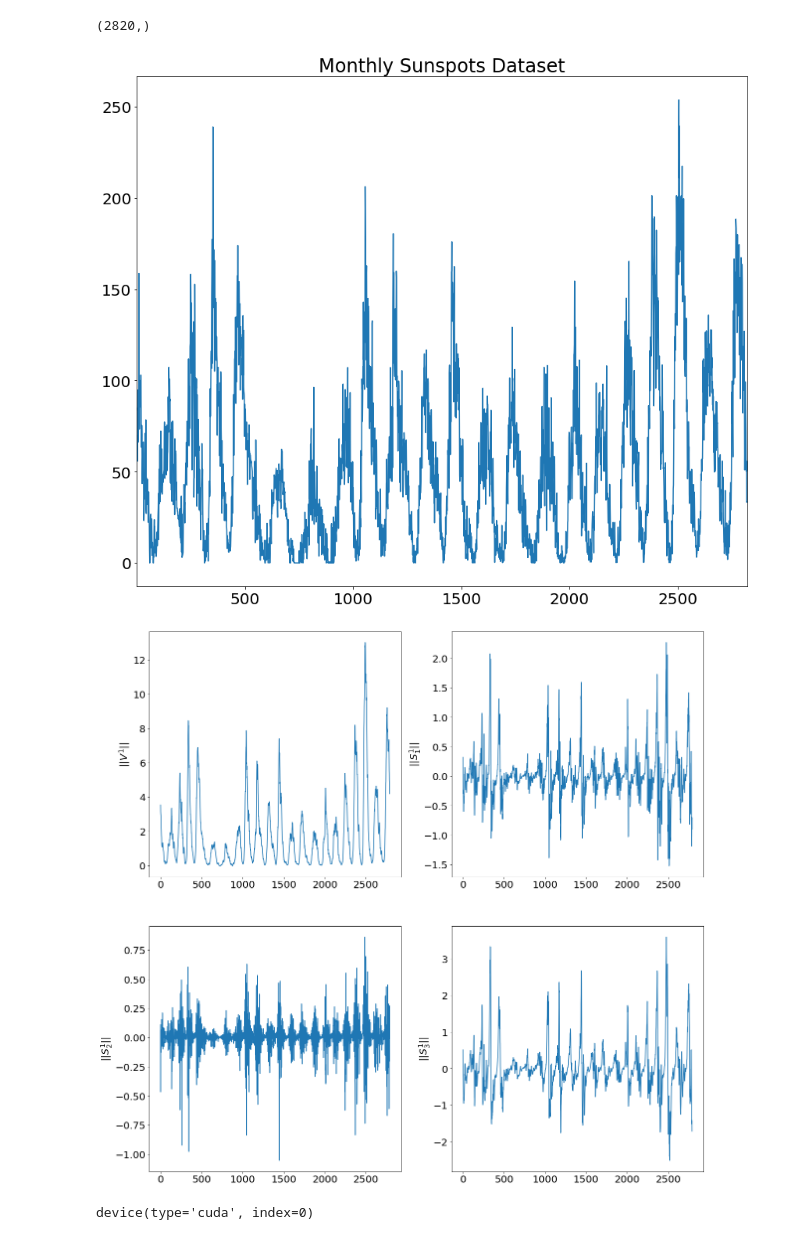
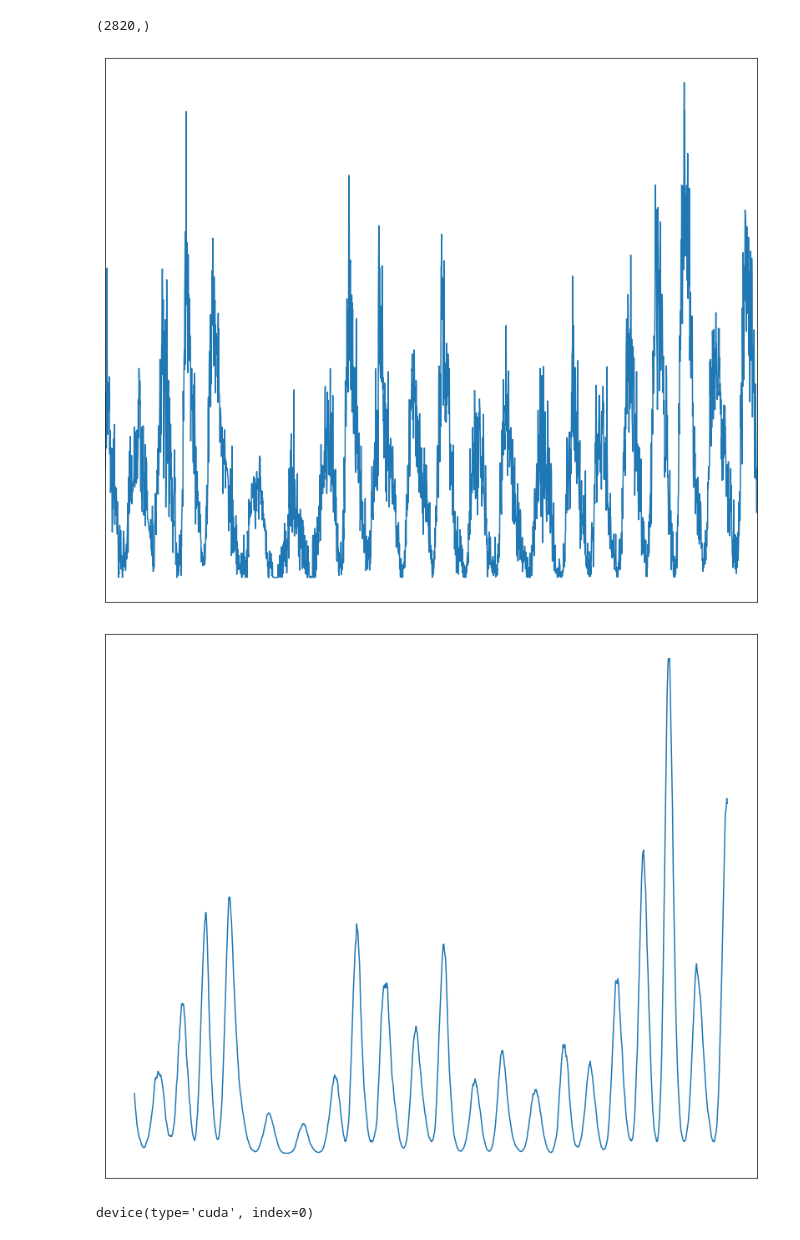
Before and after one commit to Intelligent-Systems-Phystech/GeometricAlgebra, a Jupyter notebook: code/Experiment.ipynb, the cells around one changed output. Cells and saved outputs as stored; diff of their text form; code cells hidden in the pictures.

```diff
--- a/code/Experiment.ipynb
+++ b/code/Experiment.ipynb
@@ -89,6 +90,15 @@ def calculate_hyperfield_V(data, m, prediction_window = 10, u = 10, r = 0.1, A =
             for j in range(u):
                 if i < j:
                     A[i][j] = 1
+
+    elif A == 'circular':
+        A = np.zeros((u, u))
+        for i in range(u):
+            if i < u - 1:
+                A[i][i+1] = 1
+            else:
+                A[i][0] = 1
+
 
     centre_list = []
     for k in range(u):
@@ -264,7 +274,7 @@ def generate_STON_based_dataset_for_two_series(data_1, data_2, m, prediction_win
                                                                                  V_array_2, S_array_2, L_1 = L_1, L_2 = L_2)
     return train_test_data, validation_data, sizes
 # %%
-def visualize_hyperfields(train_test_data_features, sizes, w = 1, extended = False):
+def visualize_hyperfields(train_test_data_features, sizes, w = 1, only_V = True, extended = False, save = False, u = 10):
 
     if w == 1:
         a = 0
@@ -273,7 +283,14 @@ def visualize_hyperfields(train_test_data_features, sizes, w = 1, extended = Fal
         a = np.sum(sizes[:(w-2 + 1)])
         b = np.sum(sizes[:(w-1 + 1)])
 
-    if extended == False:
+    if only_V == True:
+        fig, axes = plt.subplots(1, 1, figsize = (14, 12))
+        axes.plot(train_test_data_features[a:b, 0])
+        #axes[0][0].set_ylabel('$||V^{}||$'.format(w))
+        axes.set_xticks([], [])
+        axes.set_yticks([], [])
+
+    elif extended == False:
         fig, axes = plt.subplots(2, 2, figsize = (20, 20))
 
         axes[0][0].plot(train_test_data_features[a:b, 0])
@@ -310,6 +327,9 @@ def visualize_hyperfields(train_test_data_features, sizes, w = 1, extended = Fal
         axes[3][0].set_ylabel('$||S^{}_2||$, ряд 2'.format(w))
         axes[3][1].set_ylabel('$||S^{}_3||$, ряд 2'.format(w))
 
+    if save == True:
+        _ = plt.savefig('V_{}.svg'.format(u))
+
     plt.show()
 # %%
 df = pd.read_csv("monthly_sunspots.csv")
@@ -329,10 +349,15 @@ raw_data.shape
 # %%
 plt.figure(figsize = (14, 12))
 plt.plot(raw_data)
-plt.title('Monthly Sunspots Dataset')
+#plt.title('Monthly Sunspots Dataset')
 plt.xlim(1, 2820)
+plt.xticks([],[])
+plt.yticks([],[])
+
+_ = plt.savefig('Ряд.svg')
+
 plt.show()
 # %% [output]
-[figure, old version]
+[figure, new version]
 # %%
 m = 2809
@@ -339,10 +366,10 @@ m = 2809
 # %%
 train_test_data, validation_data, sizes = generate_STON_based_dataset_for_single_series(raw_data, m = m, \
-                                                                      prediction_window = 10, u = 10, r = 0.09)
+                                                                      prediction_window = 1, u = 50, r = 0.09)
 # %%
-visualize_hyperfields(train_test_data[0], sizes, w = 1)
+visualize_hyperfields(train_test_data[0], sizes, w = 1, save = True, u = 50)
 # %% [output]
-[figure, old version]
+[figure, new version]
 # %%
 class TimeSeriesDataset(Dataset):
     def __init__(self, features, targets):
```
Also changed, not shown: parts of 67 cells of this notebook.
